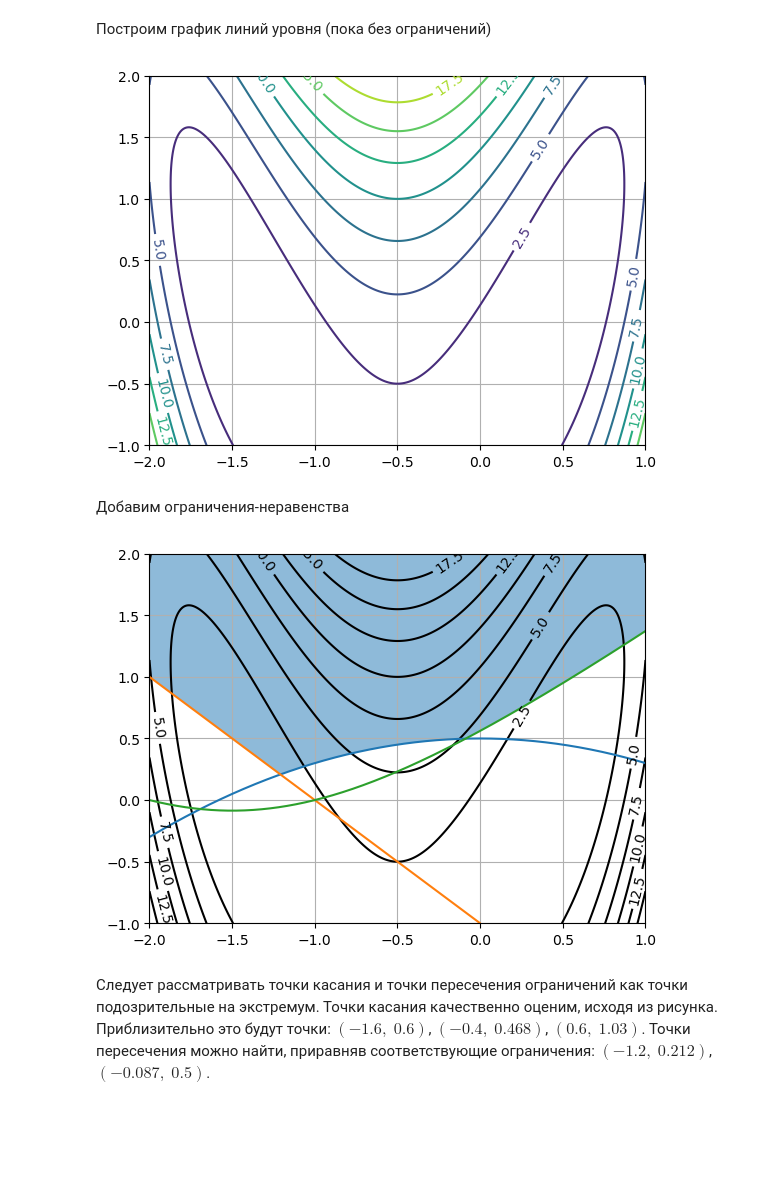
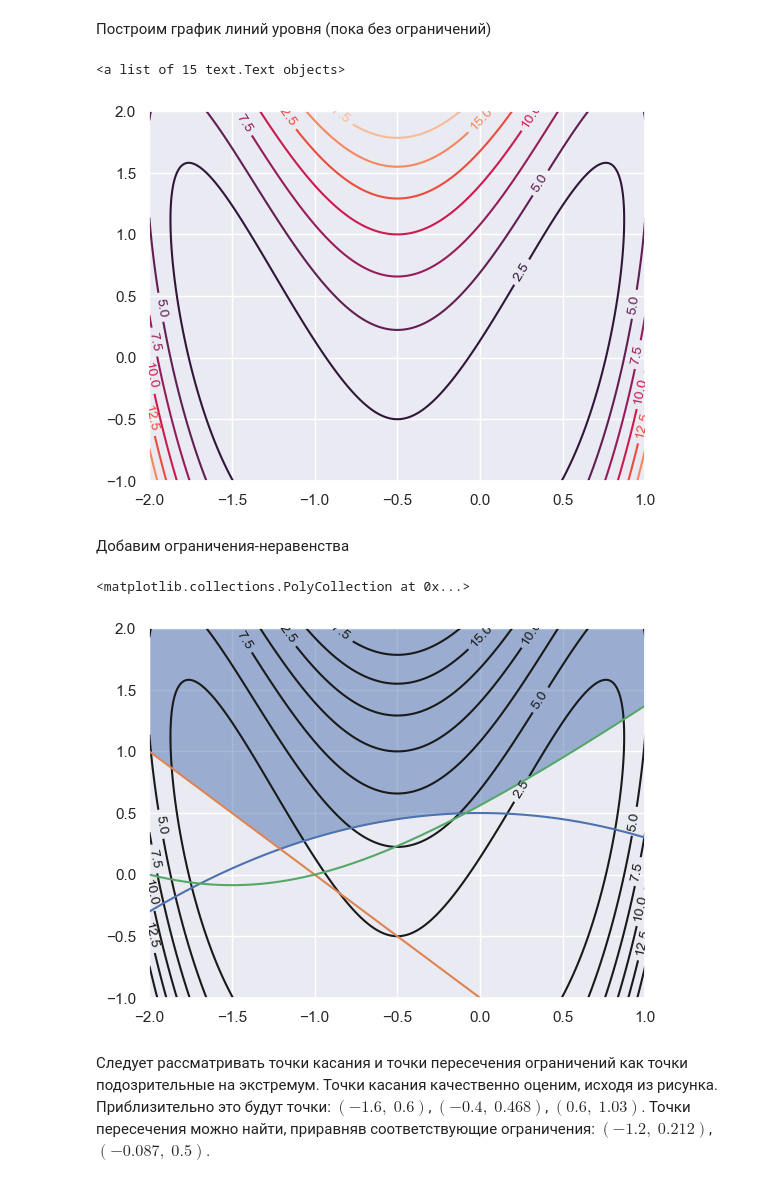
Before and after one commit to oleg-w570/optimization-methods, a Jupyter notebook: lab4.ipynb, the cells around one changed output. Cells and saved outputs as stored; diff of their text form; code cells hidden in the pictures; blank space fills up the shorter version.

```diff
--- a/lab4.ipynb
+++ b/lab4.ipynb
@@ -2,6 +2,8 @@
 import matplotlib.pyplot as plt
 import numpy as np
 import sympy as sp
+import seaborn as sns
+sns.set_theme()
 # %% [markdown]
 # Лабораторная работа №4 (вариант 5)
 # %% [markdown]
@@ -77,9 +79,9 @@ G3 = g3([X, Y])
 # %%
 CS = plt.contour(X, Y, Z)
 plt.clabel(CS, inline=True, fontsize=10)
-plt.grid()
 # %% [output]
+<a list of 15 text.Text objects>
-[figure, old version]
+[figure, new version]
 # %% [markdown]
 Добавим ограничения-неравенства
 # %%
@@ -89,9 +91,9 @@ plt.plot(x, g1_eq_zero(x))
 plt.plot(x[:666], g2_eq_zero(x[:666]))
 plt.plot(x, g3_eq_zero(x))
 plt.fill_between(x, 2, np.maximum(np.maximum(g1_eq_zero(x), g2_eq_zero(x)), g3_eq_zero(x)), alpha=0.5)
-plt.grid()
 # %% [output]
+<matplotlib.collections.PolyCollection at 0x...>
-[figure, old version]
+[figure, new version]
 # %% [markdown]
 Следует рассматривать точки касания и точки пересечения ограничений как точки подозрительные на экстремум. Точки касания качественно оценим, исходя из рисунка. Приблизительно это будут точки: $(-1.6, \; 0.6)$, $(-0.4, \; 0.468)$, $(0.6, \; 1.03)$. Точки пересечения можно найти, приравняв соответствующие ограничения: $(-1.2, \; 0.212)$, $(-0.087, \; 0.5)$.
 # %% [markdown]
```
Also changed, not shown: parts of 4 cells of this notebook, 3 other files.
